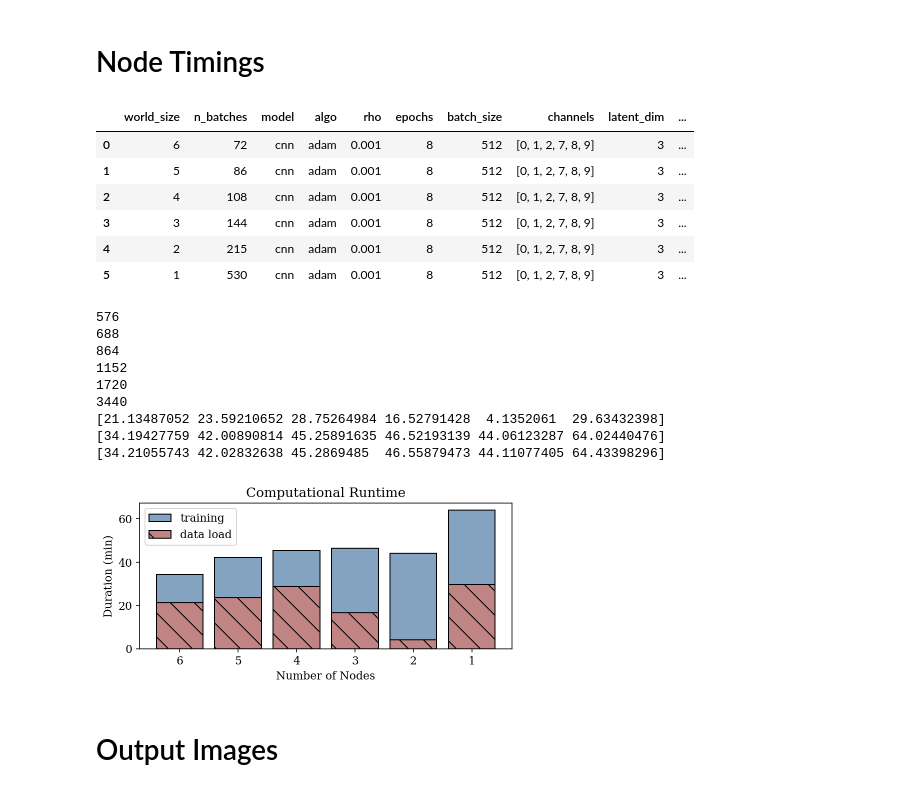
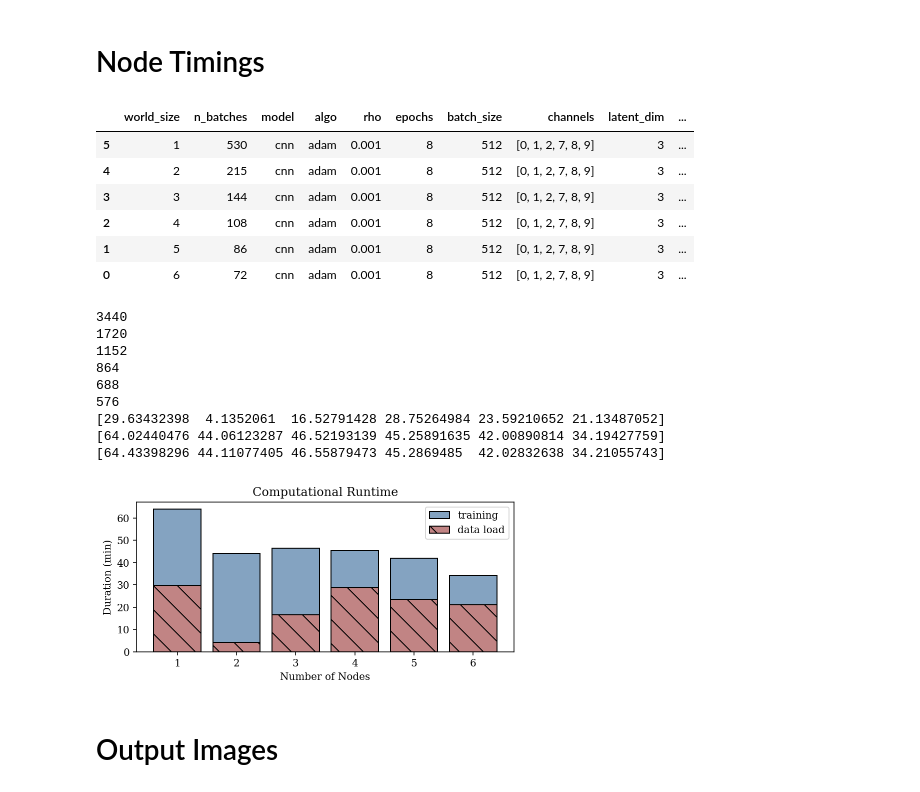
Before and after one commit to stockeh/goes-clustering-study, a Jupyter notebook: kmeans-autoencoder/notebooks/training-analysis.ipynb, the cells around one changed output. Cells and saved outputs as stored; diff of their text form; code cells hidden in the pictures.

```diff
--- a/kmeans-autoencoder/notebooks/training-analysis.ipynb
+++ b/kmeans-autoencoder/notebooks/training-analysis.ipynb
@@ -273,57 +273,58 @@ if length == 3:
 nodes = pd.read_csv('/s/chopin/l/grad/stock/data/results-nodes/results.csv', index_col=[0])
 nodes.time_data_trace = nodes.time_data_trace.map(lambda x: ast.literal_eval(x))
 nodes.time_step_trace = nodes.time_step_trace.map(lambda x: ast.literal_eval(x))
+nodes = nodes.iloc[::-1]
 nodes.head(10)
 # %% [output]
 |  | world_size | n_batches | model | algo | rho | epochs | batch_size | channels | latent_dim | ... |
+| 5 | 1 | 530 | cnn | adam | 0.001 | 8 | 512 | [0, 1, 2, 7, 8, 9] | 3 | ... |
+| 4 | 2 | 215 | cnn | adam | 0.001 | 8 | 512 | [0, 1, 2, 7, 8, 9] | 3 | ... |
+| 3 | 3 | 144 | cnn | adam | 0.001 | 8 | 512 | [0, 1, 2, 7, 8, 9] | 3 | ... |
+| 2 | 4 | 108 | cnn | adam | 0.001 | 8 | 512 | [0, 1, 2, 7, 8, 9] | 3 | ... |
+| 1 | 5 | 86 | cnn | adam | 0.001 | 8 | 512 | [0, 1, 2, 7, 8, 9] | 3 | ... |
 | 0 | 6 | 72 | cnn | adam | 0.001 | 8 | 512 | [0, 1, 2, 7, 8, 9] | 3 | ... |
-| 1 | 5 | 86 | cnn | adam | 0.001 | 8 | 512 | [0, 1, 2, 7, 8, 9] | 3 | ... |
-| 2 | 4 | 108 | cnn | adam | 0.001 | 8 | 512 | [0, 1, 2, 7, 8, 9] | 3 | ... |
-| 3 | 3 | 144 | cnn | adam | 0.001 | 8 | 512 | [0, 1, 2, 7, 8, 9] | 3 | ... |
-| 4 | 2 | 215 | cnn | adam | 0.001 | 8 | 512 | [0, 1, 2, 7, 8, 9] | 3 | ... |
-| 5 | 1 | 530 | cnn | adam | 0.001 | 8 | 512 | [0, 1, 2, 7, 8, 9] | 3 | ... |
 # %%
 fig = plt.figure(figsize=(6, 3))
 ax = fig.add_subplot(111)
 
 l_load_time = np.zeros(len(nodes))
 l_step_time = np.zeros(len(nodes))
 l_duration  = np.zeros(len(nodes))
 ids = len(nodes)
 for i in range(ids):
     s = nodes.iloc[i]
     l_load_time[i] = np.sum(s.time_data_trace) / 60
     l_step_time[i] = np.sum(s.time_step_trace) / 60
     l_duration[i] = s.duration / 60
     print(len(s.time_data_trace))
 
 print(l_load_time)
 print(l_step_time)
 print(l_duration)
 
 rects1 = ax.bar(range(ids), l_load_time, color=(0.6, 0.2, 0.2, 0.6), hatch='\\', edgecolor='black')
 rects2 = ax.bar(range(ids), l_step_time - l_load_time, bottom=l_load_time,
                 color=(0.2, 0.4, 0.6, 0.6), edgecolor='black')
 
 ax.set_xlabel('Number of Nodes')
 ax.set_ylabel('Duration (min)')
 ax.set_xticks(range(ids))
-ax.set_xticklabels( np.arange(1, 7)[::-1])
+ax.set_xticklabels( np.arange(1, 7) )
 ax.set_title('Computational Runtime')
 ax.legend( (rects2[0], rects1[0]), ('training', 'data load') )
 plt.tight_layout()
 fig.savefig('/s/chopin/l/grad/stock/data/media/node-duration.png', dpi=600);
 # %% [output]
+3440
+1720
+1152
+864
+688
 576
-688
-864
-1152
-1720
-3440
-[21.13487052 23.59210652 28.75264984 16.52791428  4.1352061  29.63432398]
-[34.19427759 42.00890814 45.25891635 46.52193139 44.06123287 64.02440476]
-[34.21055743 42.02832638 45.2869485  46.55879473 44.11077405 64.43398296]
+[29.63432398  4.1352061  16.52791428 28.75264984 23.59210652 21.13487052]
+[64.02440476 44.06123287 46.52193139 45.25891635 42.00890814 34.19427759]
+[64.43398296 44.11077405 46.55879473 45.2869485  42.02832638 34.21055743]
-[figure, old version]
+[figure, new version]
 # %% [markdown]
 # Output Images
 # %%
```
Also changed, not shown: parts of 8 cells of this notebook, 1 other file.
